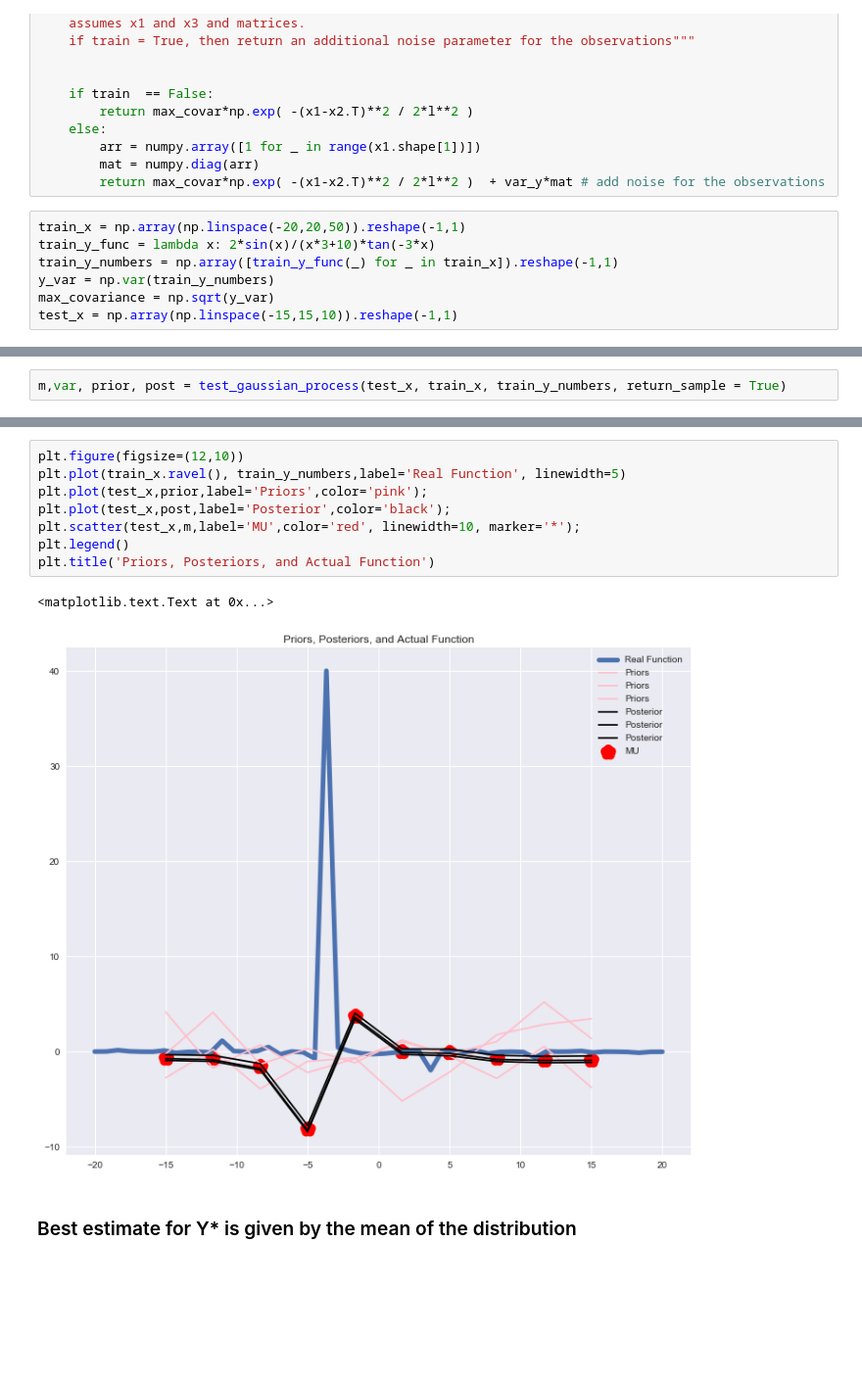
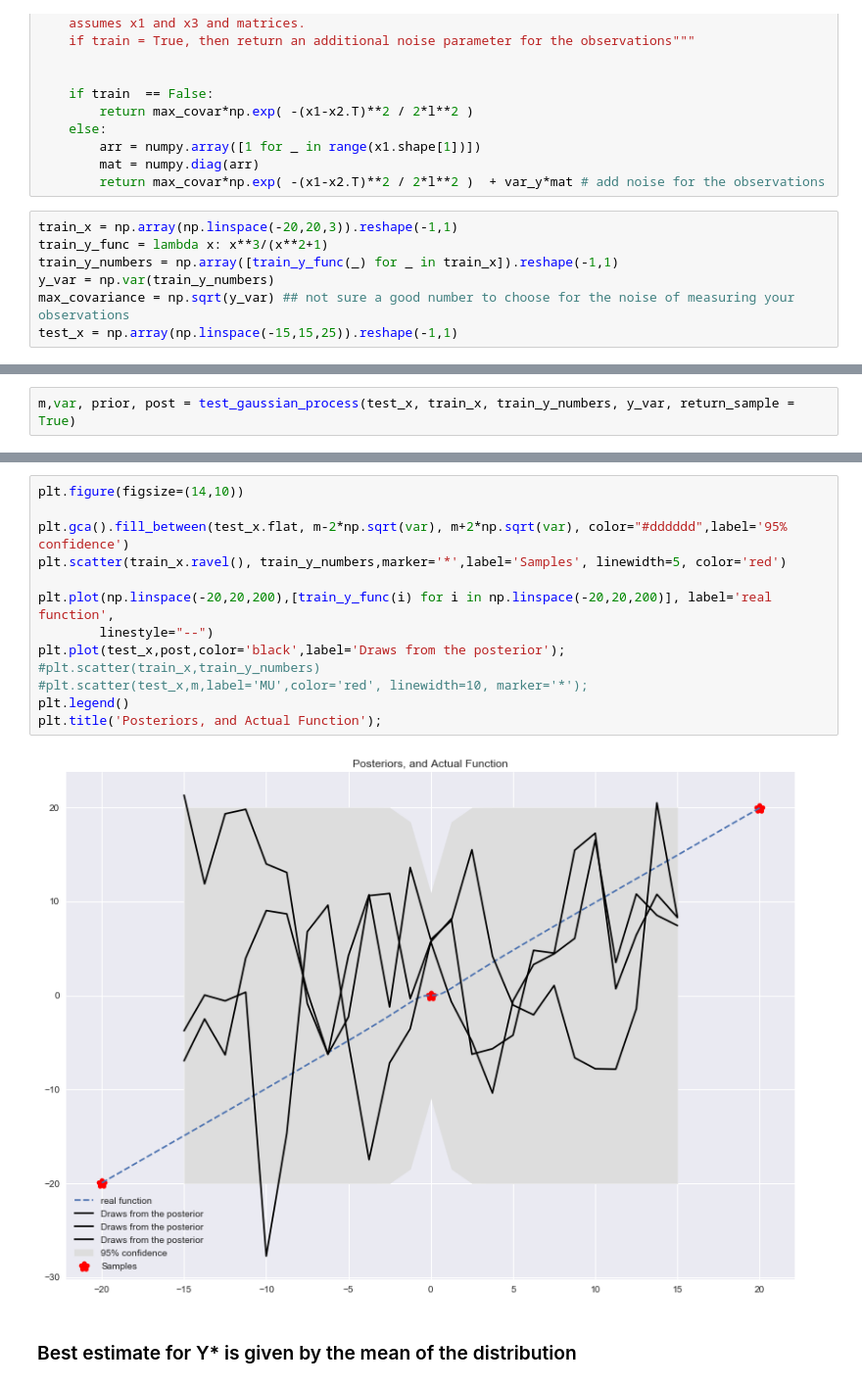
Before and after one commit to jonhilgart22/advanced_stats, a Jupyter notebook: final_project/Experimenting with GPs.ipynb, the cells around one changed output, grey strips where cells are left out. Shown: that part at 98% size. Cells and saved outputs as stored; diff of their text form; blank space fills up the shorter version.

```diff
--- a/final_project/Experimenting with GPs.ipynb
+++ b/final_project/Experimenting with GPs.ipynb
@@ -471,10 +471,10 @@ def squarred_exponential_kernel_w_noise( max_covar, x1, x2, l=1, train=False, va
         mat = numpy.diag(arr)
         return max_covar*np.exp( -(x1-x2.T)**2 / 2*l**2 )  + var_y*mat # add noise for the observations
 # %%
-train_x = np.array(np.linspace(-20,20,50)).reshape(-1,1)
-train_y_func = lambda x: 2*sin(x)/(x*3+10)*tan(-3*x)
+train_x = np.array(np.linspace(-20,20,3)).reshape(-1,1)
+train_y_func = lambda x: x**3/(x**2+1)
 train_y_numbers = np.array([train_y_func(_) for _ in train_x]).reshape(-1,1)
 y_var = np.var(train_y_numbers)
-max_covariance = np.sqrt(y_var)
-test_x = np.array(np.linspace(-15,15,10)).reshape(-1,1)
+max_covariance = np.sqrt(y_var) ## not sure a good number to choose for the noise of measuring your observations
+test_x = np.array(np.linspace(-15,15,25)).reshape(-1,1)
 # %%
@@ -536,4 +543,4 @@ def test_gaussian_process(test_x, train_x, train_y_numbers, return_cov = False,
     else:
         return mus.ravel(), s2.ravel()
 # %%
-m,var, prior, post = test_gaussian_process(test_x, train_x, train_y_numbers, return_sample = True)
+m,var, prior, post = test_gaussian_process(test_x, train_x, train_y_numbers, y_var, return_sample = True)
@@ -540,14 +573,18 @@ m,var, prior, post = test_gaussian_process(test_x, train_x, train_y_numbers, ret
 # %%
-plt.figure(figsize=(12,10))
-plt.plot(train_x.ravel(), train_y_numbers,label='Real Function', linewidth=5)
-plt.plot(test_x,prior,label='Priors',color='pink');
-plt.plot(test_x,post,label='Posterior',color='black');
-plt.scatter(test_x,m,label='MU',color='red', linewidth=10, marker='*');
+plt.figure(figsize=(14,10))
+
+plt.gca().fill_between(test_x.flat, m-2*np.sqrt(var), m+2*np.sqrt(var), color="#dddddd",label='95% confidence')
+plt.scatter(train_x.ravel(), train_y_numbers,marker='*',label='Samples', linewidth=5, color='red')
+
+plt.plot(np.linspace(-20,20,200),[train_y_func(i) for i in np.linspace(-20,20,200)], label='real function',
+        linestyle="--")
+plt.plot(test_x,post,color='black',label='Draws from the posterior');
+#plt.scatter(train_x,train_y_numbers)
+#plt.scatter(test_x,m,label='MU',color='red', linewidth=10, marker='*');
 plt.legend()
-plt.title('Priors, Posteriors, and Actual Function')
+plt.title('Posteriors, and Actual Function');
 # %% [output]
-<matplotlib.text.Text at 0x...>
-[figure, old version]
+[figure, new version]
 # %% [markdown]
 ### Best estimate for Y* is given by the mean of the distribution
 # %% [markdown]
```
Also changed, not shown: parts of 22 cells of this notebook.
